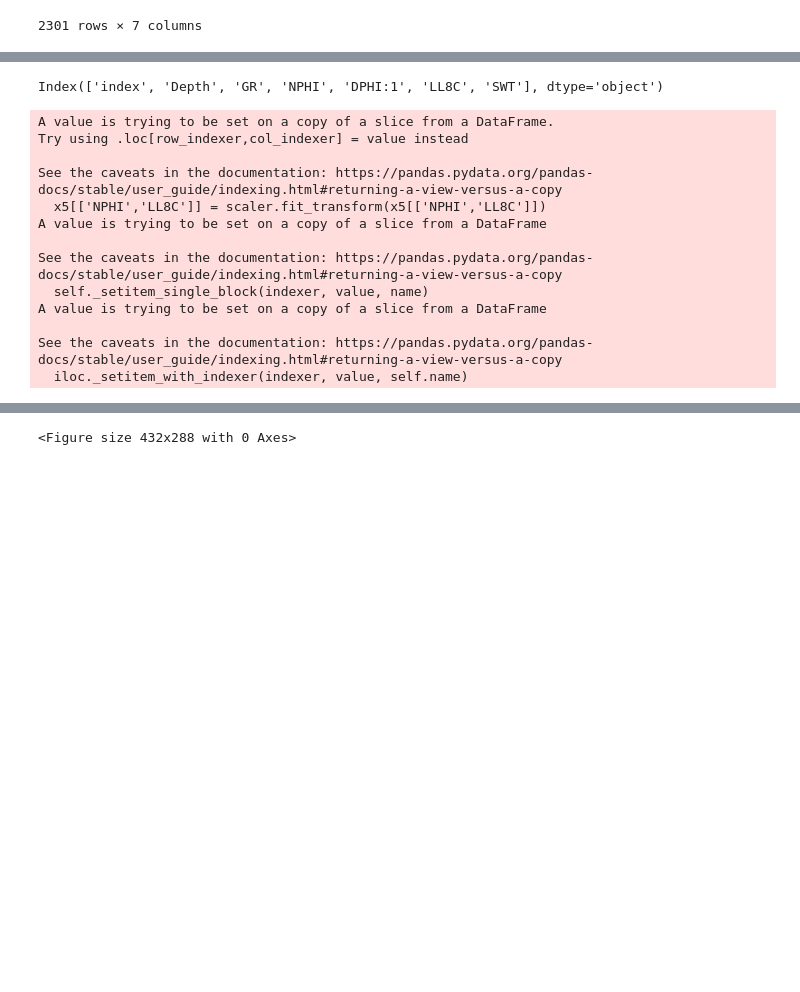
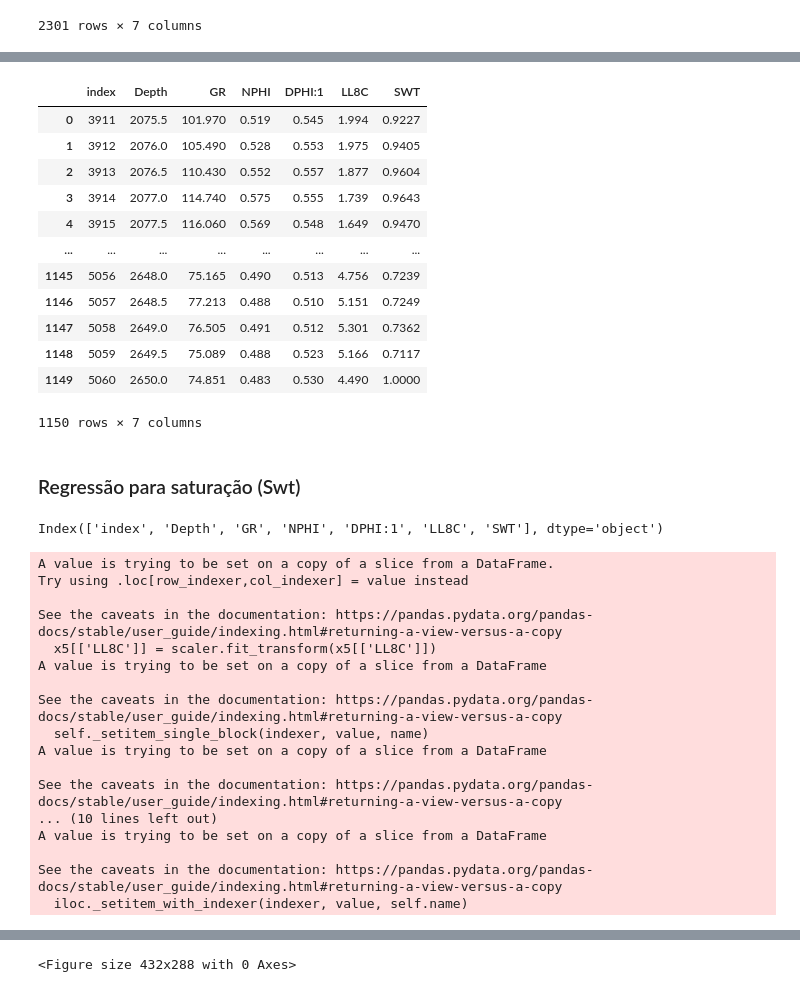
Before and after one commit to horaciosrf/masters_project, a Jupyter notebook: regression_horacio.ipynb, the cells around one changed output, grey strips where cells are left out. Saved outputs shown, nothing was run; the diff lists cells and outputs as text; code cells hidden in the pictures; blank space fills up the shorter version.

Commit message:
new training data

```diff
--- a/regression_horacio.ipynb
+++ b/regression_horacio.ipynb
@@ -597 +616,22 @@ ax[3].invert_yaxis()
+# %%
+# Poço de teste
+well4 = well2.iloc[1151:2301,:]
+well4 = well4.reset_index(drop = True)
+well4
+# %% [output]
+|  | index | Depth | GR | NPHI | DPHI:1 | LL8C | SWT |
+| 0 | 3911 | 2075.5 | 101.970 | 0.519 | 0.545 | 1.994 | 0.9227 |
+| 1 | 3912 | 2076.0 | 105.490 | 0.528 | 0.553 | 1.975 | 0.9405 |
+| 2 | 3913 | 2076.5 | 110.430 | 0.552 | 0.557 | 1.877 | 0.9604 |
+| 3 | 3914 | 2077.0 | 114.740 | 0.575 | 0.555 | 1.739 | 0.9643 |
+| 4 | 3915 | 2077.5 | 116.060 | 0.569 | 0.548 | 1.649 | 0.9470 |
+| ... | ... | ... | ... | ... | ... | ... | ... |
+| 1145 | 5056 | 2648.0 | 75.165 | 0.490 | 0.513 | 4.756 | 0.7239 |
+| 1146 | 5057 | 2648.5 | 77.213 | 0.488 | 0.510 | 5.151 | 0.7249 |
+| 1147 | 5058 | 2649.0 | 76.505 | 0.491 | 0.512 | 5.301 | 0.7362 |
+| 1148 | 5059 | 2649.5 | 75.089 | 0.488 | 0.523 | 5.166 | 0.7117 |
+| 1149 | 5060 | 2650.0 | 74.851 | 0.483 | 0.530 | 4.490 | 1.0000 |
+1150 rows × 7 columns
+# %% [markdown]
+### Regressão para saturação (Swt)
 # %%
@@ -600,20 +640,21 @@ well2.columns
 Index(['index', 'Depth', 'GR', 'NPHI', 'DPHI:1', 'LL8C', 'SWT'], dtype='object')
 # %%
 # Gerando os dados de entrada
-x5 = well2[['NPHI','LL8C']]
-y5 = well2[['SWT']]
+x5 = well3[['NPHI','LL8C']]
+y5 = well3[['SWT']]
 
 # Como a resistividade está com valores muito acima da porosidade, temos que normalizar
 from sklearn.preprocessing import MinMaxScaler
 scaler = MinMaxScaler()
 
-x5[['NPHI','LL8C']] = scaler.fit_transform(x5[['NPHI','LL8C']])
+x5[['LL8C']] = scaler.fit_transform(x5[['LL8C']])
+x5[['NPHI']] = scaler.fit_transform(x5[['NPHI']])
 # %% [output]
 A value is trying to be set on a copy of a slice from a DataFrame.
 Try using .loc[row_indexer,col_indexer] = value instead
 
 See the caveats in the documentation: https://pandas.pydata.org/pandas-docs/stable/user_guide/indexing.html#returning-a-view-versus-a-copy
-  x5[['NPHI','LL8C']] = scaler.fit_transform(x5[['NPHI','LL8C']])
+  x5[['LL8C']] = scaler.fit_transform(x5[['LL8C']])
 A value is trying to be set on a copy of a slice from a DataFrame
 
 See the caveats in the documentation: https://pandas.pydata.org/pandas-docs/stable/user_guide/indexing.html#returning-a-view-versus-a-copy
@@ -621,6 +662,10 @@ See the caveats in the documentation: https://pandas.pydata.org/pandas-docs/stab
 A value is trying to be set on a copy of a slice from a DataFrame
 
 See the caveats in the documentation: https://pandas.pydata.org/pandas-docs/stable/user_guide/indexing.html#returning-a-view-versus-a-copy
+... (10 lines left out)
+A value is trying to be set on a copy of a slice from a DataFrame
+
+See the caveats in the documentation: https://pandas.pydata.org/pandas-docs/stable/user_guide/indexing.html#returning-a-view-versus-a-copy
   iloc._setitem_with_indexer(indexer, value, self.name)
 # %%
 # Utilizando a função train_test_split (sklearn) para dividir de forma aleatória os elementos dos
```
Also changed, not shown: parts of 16 cells of this notebook, 7 other files.
